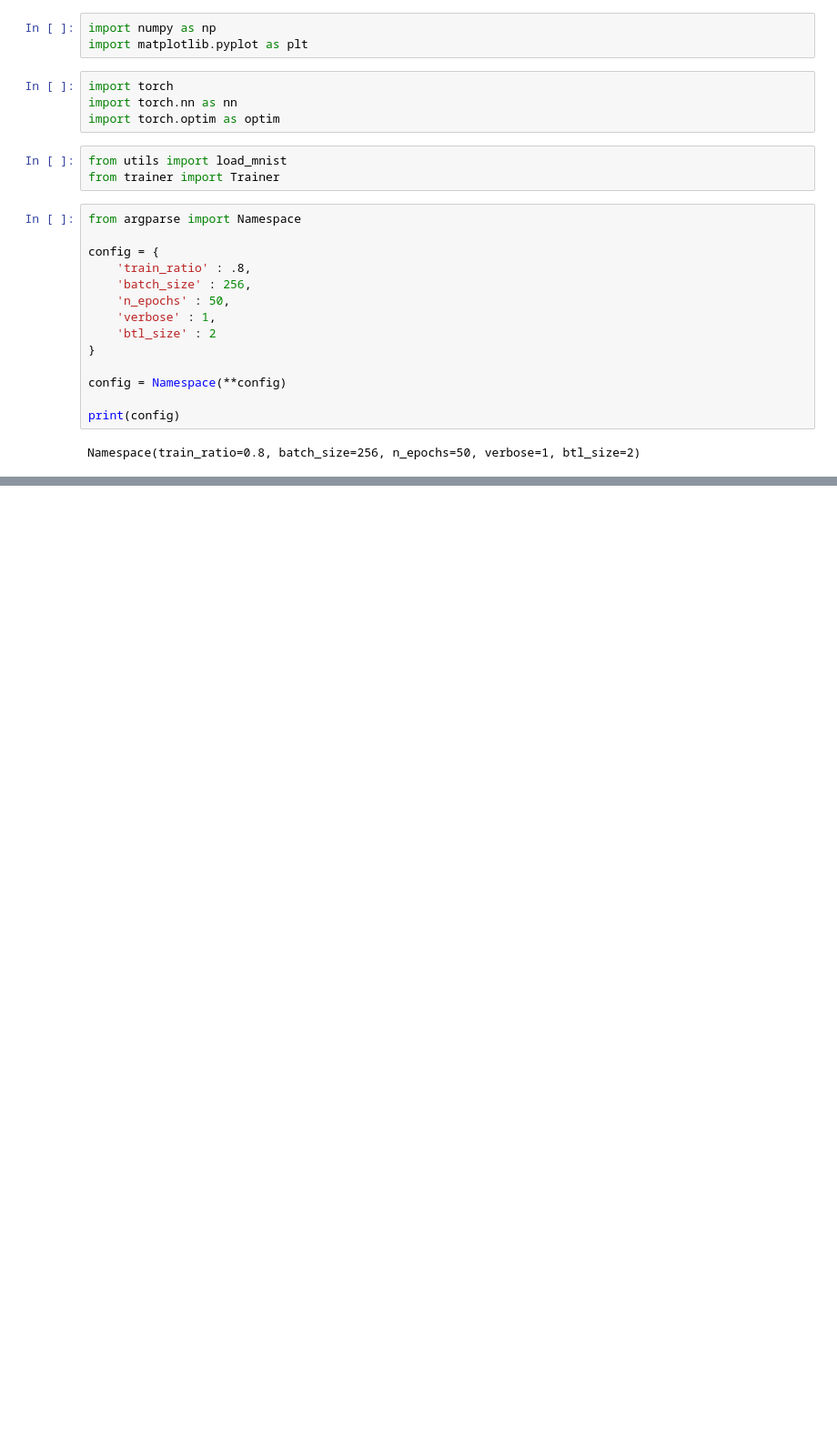
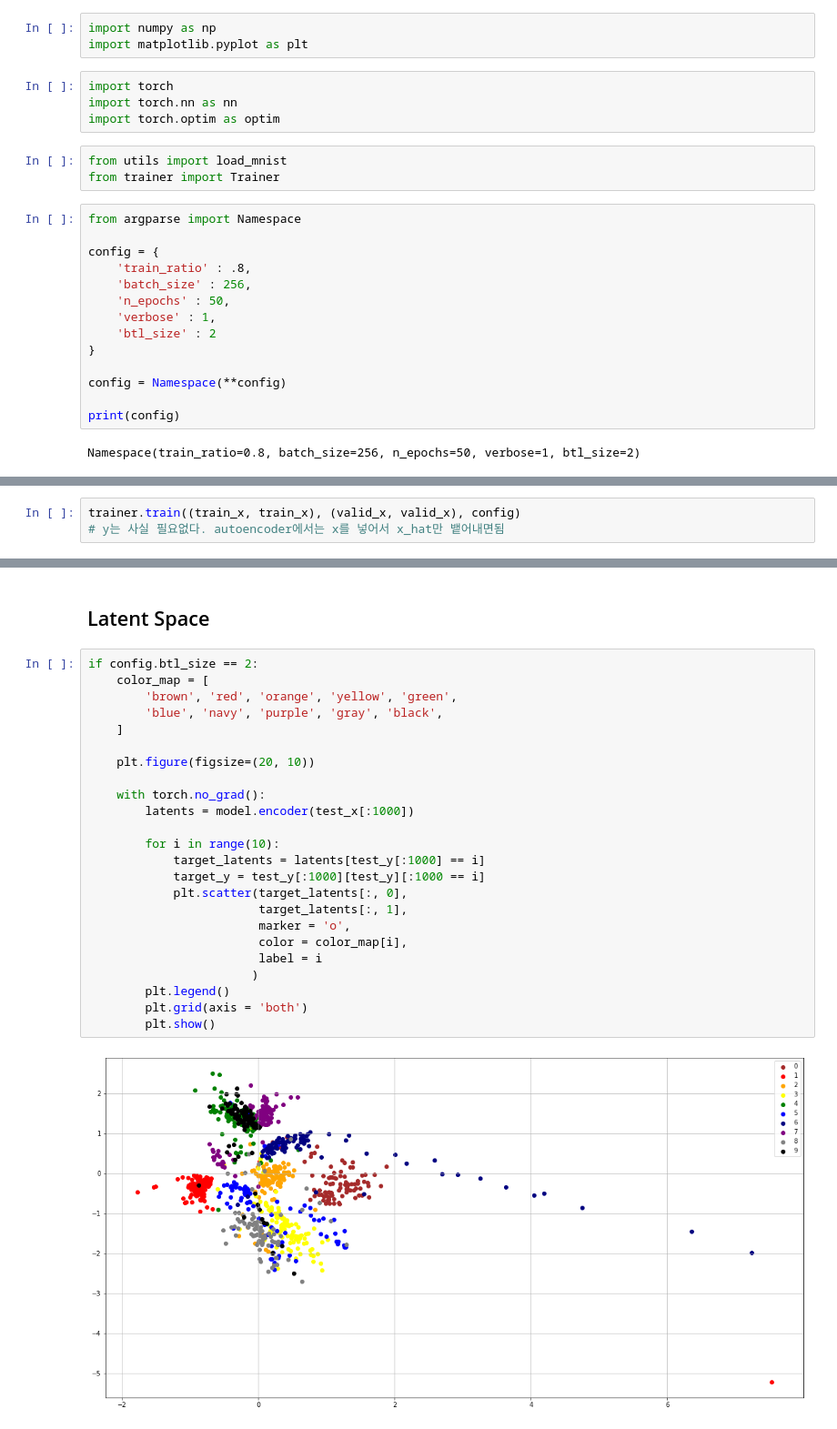
Before and after one commit to Sadnesstt/DL_Intermediate, a Jupyter notebook: autoencoder.ipynb, the cells around one changed output, grey strips where cells are left out. Shown: that part at 91% size. Drawn from its saved outputs; the diff is of its cells as text; blank space fills up the shorter version.

```diff
--- a/autoencoder.ipynb
+++ b/autoencoder.ipynb
@@ -45,0 +69,3 @@ train_x, valid_x = torch.index_select(
+# %%
+trainer.train((train_x, train_x), (valid_x, valid_x), config)
+# y는 사실 필요없다. autoencoder에서는 x를 넣어서 x_hat만 뱉어내면됨
@@ -45,0 +105,28 @@ train_x, valid_x = torch.index_select(
+# %% [markdown]
+## Latent Space
+# %%
+if config.btl_size == 2:
+    color_map = [
+        'brown', 'red', 'orange', 'yellow', 'green',
+        'blue', 'navy', 'purple', 'gray', 'black',
+    ]
+
+    plt.figure(figsize=(20, 10))
+
+    with torch.no_grad():
+        latents = model.encoder(test_x[:1000])
+
+        for i in range(10):
+            target_latents = latents[test_y[:1000] == i]
+            target_y = test_y[:1000][test_y][:1000 == i]
+            plt.scatter(target_latents[:, 0],
+                        target_latents[:, 1],
+                        marker = 'o',
+                        color = color_map[i],
+                        label = i
+                       )
+        plt.legend()
+        plt.grid(axis = 'both')
+        plt.show()
+# %% [output]
+[figure, added]
```
Also changed, not shown: parts of 8 cells of this notebook, 1 other file.
